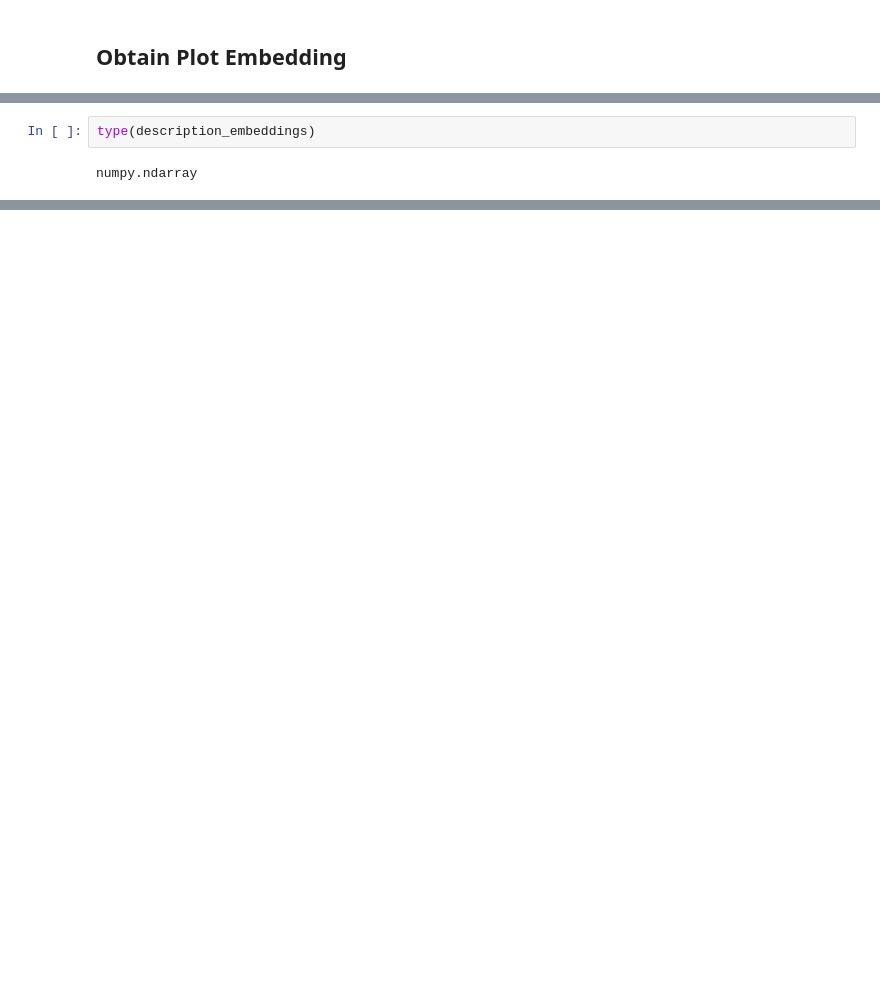
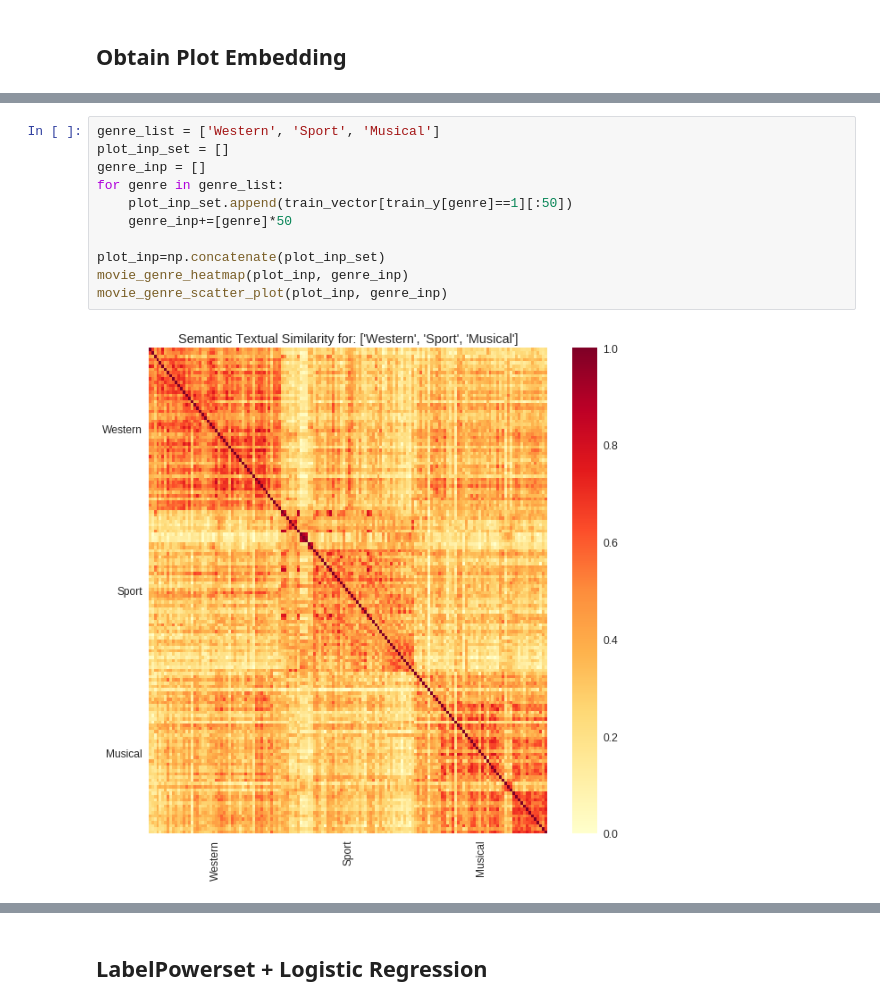
Before and after one commit to shashankvmaiya/Movie-Genre-Multi-Label-Text-Classification, a Jupyter notebook: Reports/4_Modeling_Embedding.ipynb, the cells around one changed output, grey strips where cells are left out. Cells and saved outputs as stored; diff of their text form; blank space fills up the shorter version.

```diff
--- a/Reports/4_Modeling_Embedding.ipynb
+++ b/Reports/4_Modeling_Embedding.ipynb
@@ -210,4 +272,13 @@ I0313 21:43:06.813874 140097885337472 saver.py:1483] Saver not created because t
-# %%
-type(description_embeddings)
-# %% [output]
-numpy.ndarray
+# %%
+genre_list = ['Western', 'Sport', 'Musical']
+plot_inp_set = []
+genre_inp = []
+for genre in genre_list:
+    plot_inp_set.append(train_vector[train_y[genre]==1][:50])
+    genre_inp+=[genre]*50
+
+plot_inp=np.concatenate(plot_inp_set)
+movie_genre_heatmap(plot_inp, genre_inp)
+movie_genre_scatter_plot(plot_inp, genre_inp)
+# %% [output]
+[figure, added]
@@ -213,0 +286,2 @@ numpy.ndarray
+# %% [markdown]
+## LabelPowerset + Logistic Regression
```
Also changed, not shown: parts of 21 cells of this notebook.
